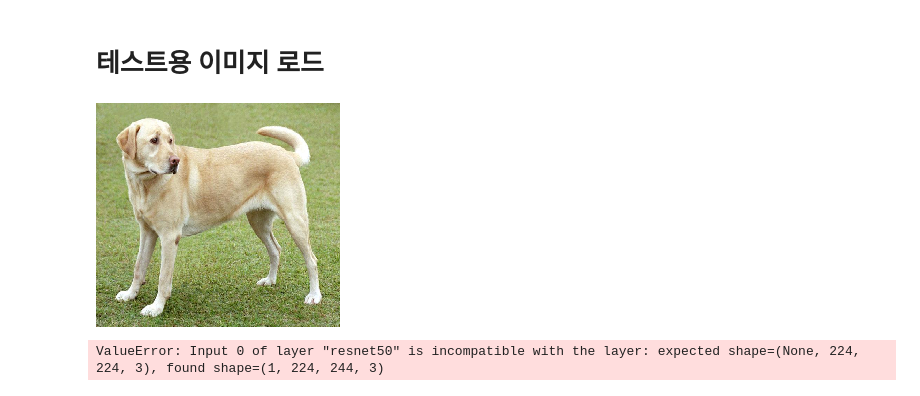
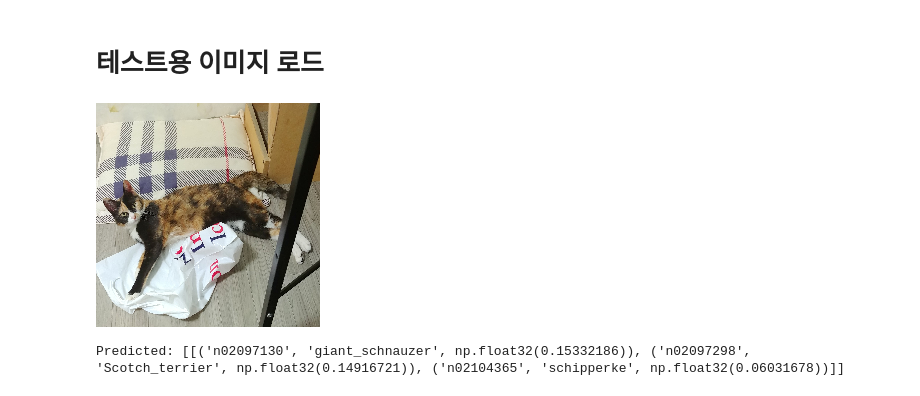
Before and after one commit to Telkem/wn7_dl_rep, a Jupyter notebook: 3_CNN_구조.ipynb, the cells around one changed output. Drawn from its saved outputs; the diff is of its cells as text; code cells hidden in the pictures.

```diff
--- a/3_CNN_구조.ipynb
+++ b/3_CNN_구조.ipynb
@@ -147,14 +147,18 @@ Model: "resnet50"
 # %%
 from tensorflow.keras.preprocessing import image
 
-img = image.load_img('YellowLabradorLooking_new.jpg', target_size=(224,224))
+img = image.load_img('cat.jpg', target_size=(224,224))
 img
 # %% [output]
-[figure, old version]
+[figure, new version]
 # %%
 import numpy as np
 x = image.img_to_array(img)
 x = np.expand_dims(x, axis=0)
 pred = model.predict(x, verbose=0)
-# %% [output]
-ValueError: Input 0 of layer "resnet50" is incompatible with the layer: expected shape=(None, 224, 224, 3), found shape=(1, 224, 244, 3)
+# %%
+from tensorflow.keras.applications.resnet50 import decode_predictions
+
+print('Predicted:', decode_predictions(pred, top=3))
+# %% [output]
+Predicted: [[('n02097130', 'giant_schnauzer', np.float32(0.15332186)), ('n02097298', 'Scotch_terrier', np.float32(0.14916721)), ('n02104365', 'schipperke', np.float32(0.06031678))]]
```
Also changed, not shown: parts of 4 cells of this notebook, 1 other file.
